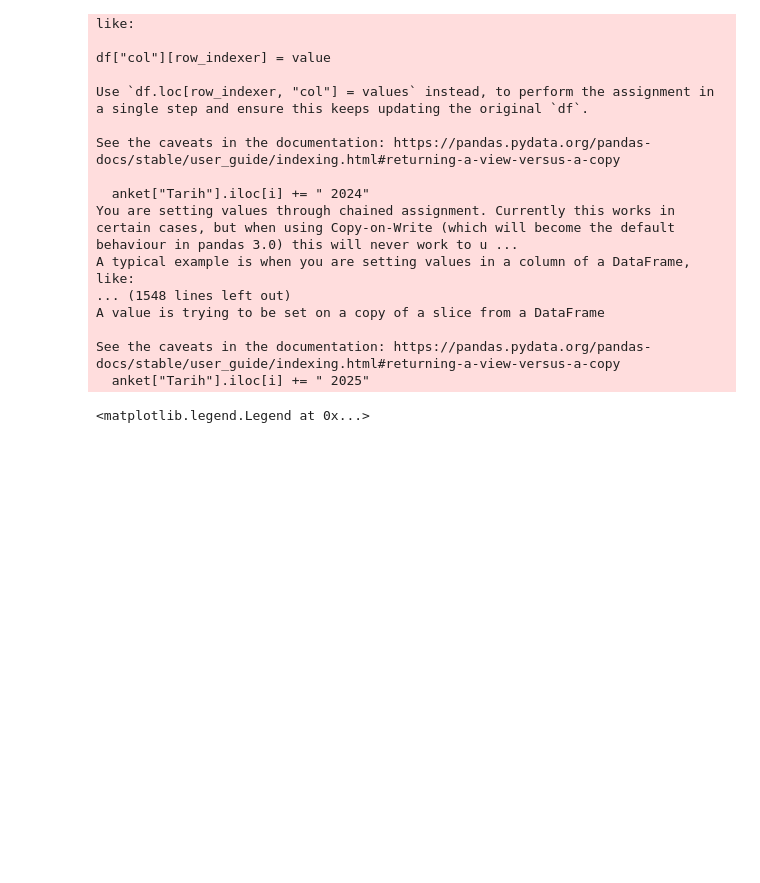
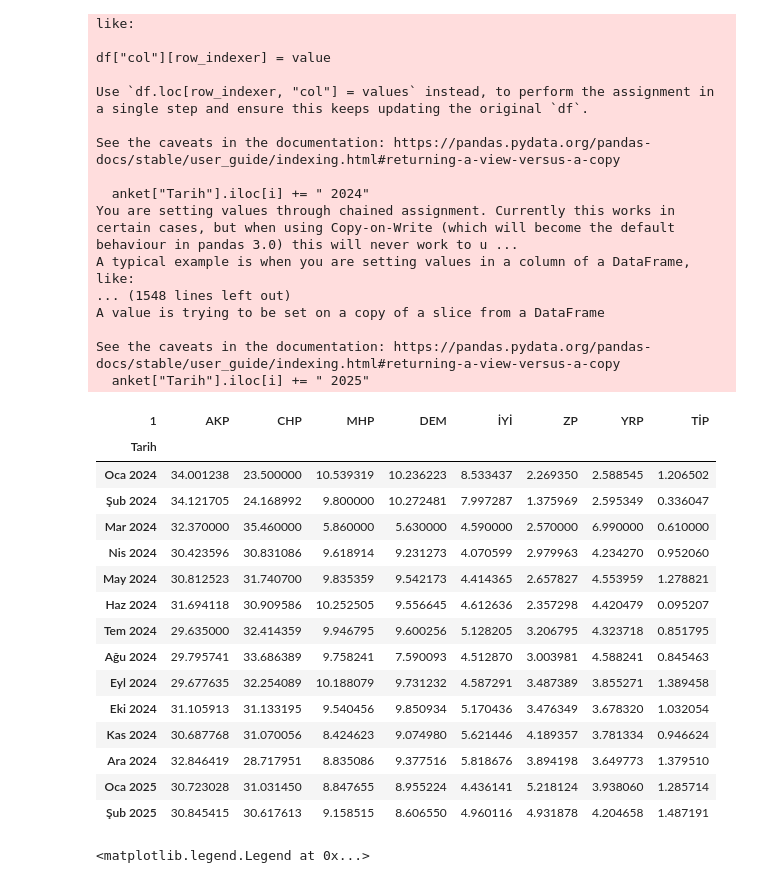
Before and after one commit to kaboya19/SecimModel, a Jupyter notebook: secim.ipynb, the cells around one changed output. Cells and saved outputs as stored; diff of their text form; code cells hidden in the pictures; blank space fills up the shorter version.

```diff
--- a/secim.ipynb
+++ b/secim.ipynb
@@ -206,6 +208,25 @@ def weighted_avg(group):
 # Group by 'Tarih' and calculate weighted averages
 weighted_averages = anket.groupby(anket.index).apply(weighted_avg)
 weighted_averages=weighted_averages.loc[anket.index.unique()]
+# %%
+weighted_averages
+# %% [output]
+| 1 | AKP | CHP | MHP | DEM | İYİ | ZP | YRP | TİP |
+| Tarih |  |  |  |  |  |  |  |  |
+| Oca 2024 | 34.001238 | 23.500000 | 10.539319 | 10.236223 | 8.533437 | 2.269350 | 2.588545 | 1.206502 |
+| Şub 2024 | 34.121705 | 24.168992 | 9.800000 | 10.272481 | 7.997287 | 1.375969 | 2.595349 | 0.336047 |
+| Mar 2024 | 32.370000 | 35.460000 | 5.860000 | 5.630000 | 4.590000 | 2.570000 | 6.990000 | 0.610000 |
+| Nis 2024 | 30.423596 | 30.831086 | 9.618914 | 9.231273 | 4.070599 | 2.979963 | 4.234270 | 0.952060 |
+| May 2024 | 30.812523 | 31.740700 | 9.835359 | 9.542173 | 4.414365 | 2.657827 | 4.553959 | 1.278821 |
+| Haz 2024 | 31.694118 | 30.909586 | 10.252505 | 9.556645 | 4.612636 | 2.357298 | 4.420479 | 0.095207 |
+| Tem 2024 | 29.635000 | 32.414359 | 9.946795 | 9.600256 | 5.128205 | 3.206795 | 4.323718 | 0.851795 |
+| Ağu 2024 | 29.795741 | 33.686389 | 9.758241 | 7.590093 | 4.512870 | 3.003981 | 4.588241 | 0.845463 |
+| Eyl 2024 | 29.677635 | 32.254089 | 10.188079 | 9.731232 | 4.587291 | 3.487389 | 3.855271 | 1.389458 |
+| Eki 2024 | 31.105913 | 31.133195 | 9.540456 | 9.850934 | 5.170436 | 3.476349 | 3.678320 | 1.032054 |
+| Kas 2024 | 30.687768 | 31.070056 | 8.424623 | 9.074980 | 5.621446 | 4.189357 | 3.781334 | 0.946624 |
+| Ara 2024 | 32.846419 | 28.717951 | 8.835086 | 9.377516 | 5.818676 | 3.894198 | 3.649773 | 1.379510 |
+| Oca 2025 | 30.723028 | 31.031450 | 8.847655 | 8.955224 | 4.436141 | 5.218124 | 3.938060 | 1.285714 |
+| Şub 2025 | 30.845415 | 30.617613 | 9.158515 | 8.606550 | 4.960116 | 4.931878 | 4.204658 | 1.487191 |
 # %%
 weighted_averages.iloc[2]=[32.37,35.46,5.86,5.63,4.59,2.57,6.99,0.61]
 # %%
```
Also changed, not shown: parts of 7 cells of this notebook, 3 other files.
